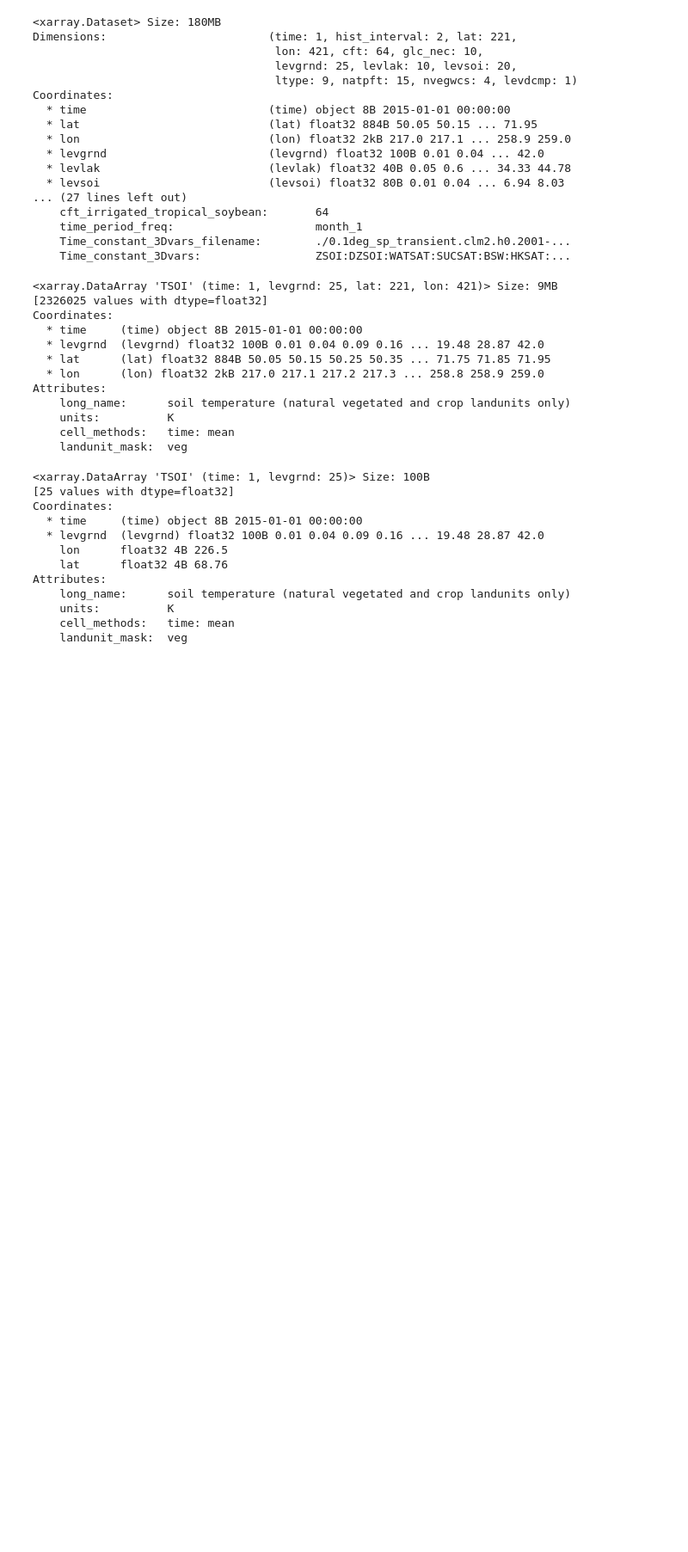
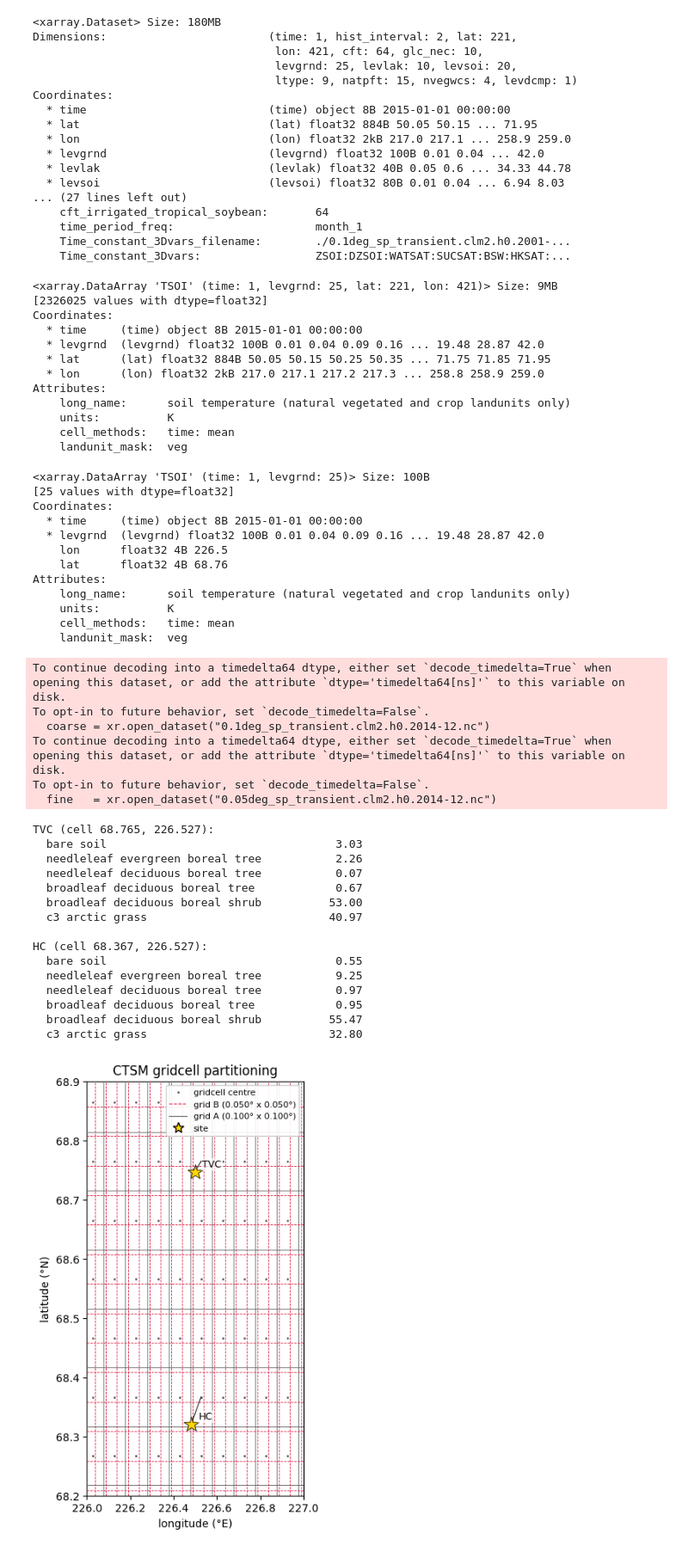
Before and after one commit to mjma5t/Geonorth, a Jupyter notebook: run_2/0.1test.ipynb, the cells around one changed output. Shown at 86% size. Saved outputs shown, nothing was run; the diff lists cells and outputs as text; code cells hidden in the pictures; blank space fills up the shorter version.

```diff
--- a/run_2/0.1test.ipynb
+++ b/run_2/0.1test.ipynb
@@ -77,0 +455,34 @@ Attributes:
+# %%
+coarse = xr.open_dataset("0.1deg_sp_transient.clm2.h0.2014-12.nc")
+fine   = xr.open_dataset("0.05deg_sp_transient.clm2.h0.2014-12.nc")
+
+sites = {"TVC": (68.7462, -133.5017), "HC": (68.3203, -133.5188)}
+
+fig, ax, recs = plot_ctsm_grid(
+    coarse, sites=sites,
+    other=fine, extent=(-134, -133, 68.2, 68.9),
+    print_var="PCT_NAT_PFT", print_isel={"time": 0}, print_names=NATPFT_NAMES,
+)
+# %% [output]
+To continue decoding into a timedelta64 dtype, either set `decode_timedelta=True` when opening this dataset, or add the attribute `dtype='timedelta64[ns]'` to this variable on disk.
+To opt-in to future behavior, set `decode_timedelta=False`.
+  coarse = xr.open_dataset("0.1deg_sp_transient.clm2.h0.2014-12.nc")
+To continue decoding into a timedelta64 dtype, either set `decode_timedelta=True` when opening this dataset, or add the attribute `dtype='timedelta64[ns]'` to this variable on disk.
+To opt-in to future behavior, set `decode_timedelta=False`.
+  fine   = xr.open_dataset("0.05deg_sp_transient.clm2.h0.2014-12.nc")
+TVC (cell 68.765, 226.527):
+  bare soil                                  3.03
+  needleleaf evergreen boreal tree           2.26
+  needleleaf deciduous boreal tree           0.07
+  broadleaf deciduous boreal tree            0.67
+  broadleaf deciduous boreal shrub          53.00
+  c3 arctic grass                           40.97
+
+HC (cell 68.367, 226.527):
+  bare soil                                  0.55
+  needleleaf evergreen boreal tree           9.25
+  needleleaf deciduous boreal tree           0.97
+  broadleaf deciduous boreal tree            0.95
+  broadleaf deciduous boreal shrub          55.47
+  c3 arctic grass                           32.80
+[figure, added]
```
Also changed, not shown: parts of 1 cell of this notebook, 4 other files.
